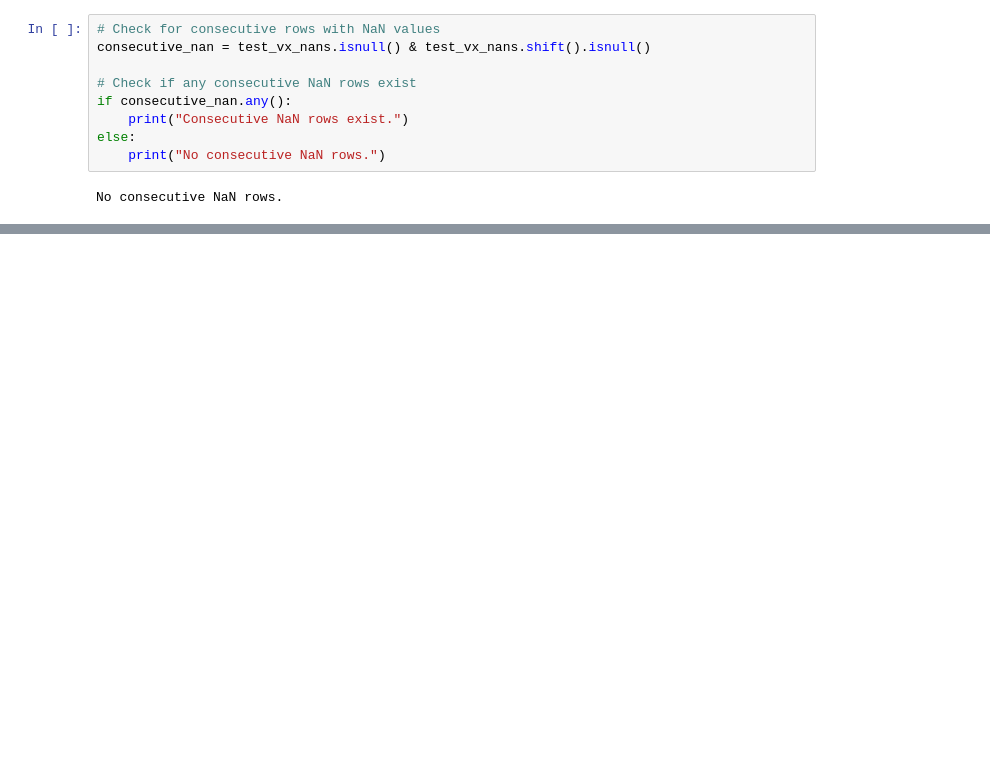
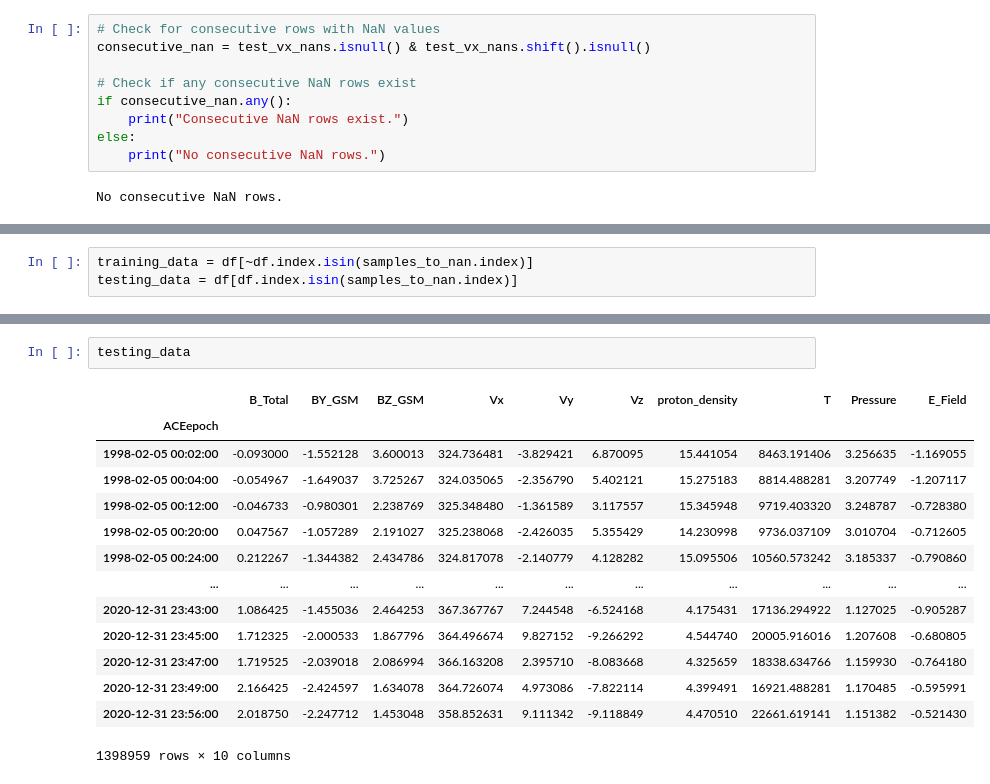
Before and after one commit to mikecoughlan/interpolation_methods, a Jupyter notebook: exploring_data.ipynb, the cells around one changed output, grey strips where cells are left out. Saved outputs shown, nothing was run; the diff lists cells and outputs as text; blank space fills up the shorter version.

```diff
--- a/exploring_data.ipynb
+++ b/exploring_data.ipynb
@@ -72,0 +108,3 @@ No consecutive NaN rows.
+# %%
+training_data = df[~df.index.isin(samples_to_nan.index)]
+testing_data = df[df.index.isin(samples_to_nan.index)]
@@ -72,0 +329,17 @@ No consecutive NaN rows.
+# %%
+testing_data
+# %% [output]
+|  | B_Total | BY_GSM | BZ_GSM | Vx | Vy | Vz | proton_density | T | Pressure | E_Field |
+| ACEepoch |  |  |  |  |  |  |  |  |  |  |
+| 1998-02-05 00:02:00 | -0.093000 | -1.552128 | 3.600013 | 324.736481 | -3.829421 | 6.870095 | 15.441054 | 8463.191406 | 3.256635 | -1.169055 |
+| 1998-02-05 00:04:00 | -0.054967 | -1.649037 | 3.725267 | 324.035065 | -2.356790 | 5.402121 | 15.275183 | 8814.488281 | 3.207749 | -1.207117 |
+| 1998-02-05 00:12:00 | -0.046733 | -0.980301 | 2.238769 | 325.348480 | -1.361589 | 3.117557 | 15.345948 | 9719.403320 | 3.248787 | -0.728380 |
+| 1998-02-05 00:20:00 | 0.047567 | -1.057289 | 2.191027 | 325.238068 | -2.426035 | 5.355429 | 14.230998 | 9736.037109 | 3.010704 | -0.712605 |
+| 1998-02-05 00:24:00 | 0.212267 | -1.344382 | 2.434786 | 324.817078 | -2.140779 | 4.128282 | 15.095506 | 10560.573242 | 3.185337 | -0.790860 |
+| ... | ... | ... | ... | ... | ... | ... | ... | ... | ... | ... |
+| 2020-12-31 23:43:00 | 1.086425 | -1.455036 | 2.464253 | 367.367767 | 7.244548 | -6.524168 | 4.175431 | 17136.294922 | 1.127025 | -0.905287 |
+| 2020-12-31 23:45:00 | 1.712325 | -2.000533 | 1.867796 | 364.496674 | 9.827152 | -9.266292 | 4.544740 | 20005.916016 | 1.207608 | -0.680805 |
+| 2020-12-31 23:47:00 | 1.719525 | -2.039018 | 2.086994 | 366.163208 | 2.395710 | -8.083668 | 4.325659 | 18338.634766 | 1.159930 | -0.764180 |
+| 2020-12-31 23:49:00 | 2.166425 | -2.424597 | 1.634078 | 364.726074 | 4.973086 | -7.822114 | 4.399491 | 16921.488281 | 1.170485 | -0.595991 |
+| 2020-12-31 23:56:00 | 2.018750 | -2.247712 | 1.453048 | 358.852631 | 9.111342 | -9.118849 | 4.470510 | 22661.619141 | 1.151382 | -0.521430 |
+1398959 rows × 10 columns
```
Also changed, not shown: parts of 23 cells of this notebook.
